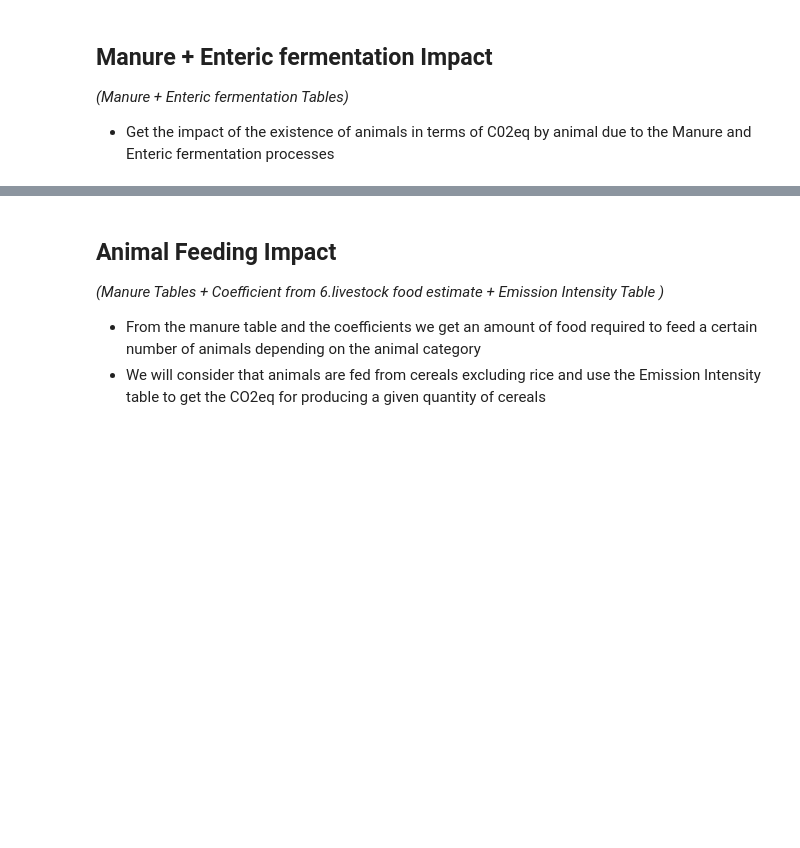
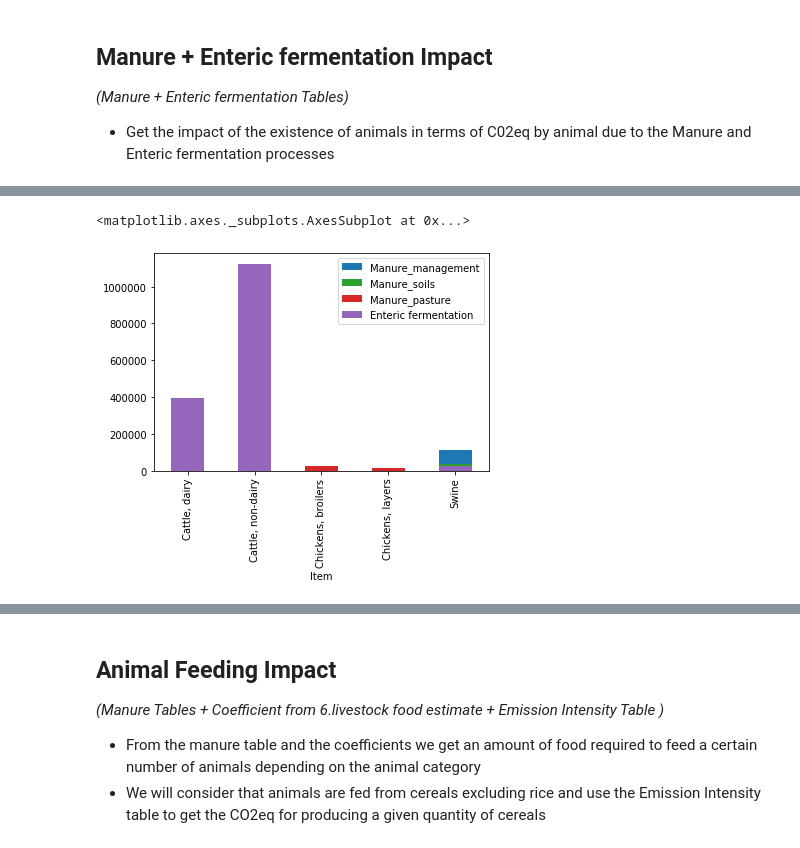
Before and after one commit to OthmanSefraoui/Data_story, a Jupyter notebook: milestone_2.ipynb, the cells around one changed output, grey strips where cells are left out. Cells and saved outputs as stored; diff of their text form; code cells hidden in the pictures; blank space fills up the shorter version.

```diff
--- a/milestone_2.ipynb
+++ b/milestone_2.ipynb
@@ -1946,0 +1961,21 @@ $$
+# %%
+df_enteric_fermentation_emission_clean = dfs_emissions.enteric_fermentation[["Country Code","Country","Item","Year","Value"]]
+df_enteric_fermentation_emission_clean = df_enteric_fermentation_emission_clean.rename(columns={"Value":"Enteric fermentation"})
+df_manure_management_emission_clean = dfs_emissions.manure_management[["Country Code","Country","Item","Year","Value"]]
+df_manure_management_emission_clean = df_manure_management_emission_clean.rename(columns={"Value":"Manure_management"})
+df_manure_soils_emission_clean = dfs_emissions.manure_soils[["Country Code","Country","Item","Year","Value"]]
+df_manure_soils_emission_clean = df_manure_soils_emission_clean.rename(columns={"Value":"Manure_soils"})
+df_manure_pasture_emission_clean = dfs_emissions.manure_pasture[["Country Code","Country","Item","Year","Value"]]
+df_manure_pasture_emission_clean = df_manure_pasture_emission_clean.rename(columns={"Value":"Manure_pasture"})
+merged_emission = df_manure_management_emission_clean.merge(df_manure_soils_emission_clean,on=["Country","Item","Year", "Country Code"])
+merged_emission = merged_emission.merge(df_manure_pasture_emission_clean,on=["Country","Item","Year", "Country Code"])
+merged_emission = merged_emission.merge(df_enteric_fermentation_emission_clean,on=["Country","Item","Year", "Country Code"], how="left").fillna(0)
+filtered_emission = merged_emission[(merged_emission["Country"]=="World") & (merged_emission["Year"]==2014)]
+filtered_emission
+ax = filtered_emission.plot.bar(x="Item", y="Manure_management")
+filtered_emission.plot.bar(x="Item", y="Manure_soils", ax=ax, color="C2")
+filtered_emission.plot.bar(x="Item", y="Manure_pasture", ax=ax, color="C3")
+filtered_emission.plot.bar(x="Item", y="Enteric fermentation", ax=ax, color="C4")
+# %% [output]
+<matplotlib.axes._subplots.AxesSubplot at 0x...>
+[figure, added]
```
Also changed, not shown: parts of 17 cells of this notebook, 10 other files.
